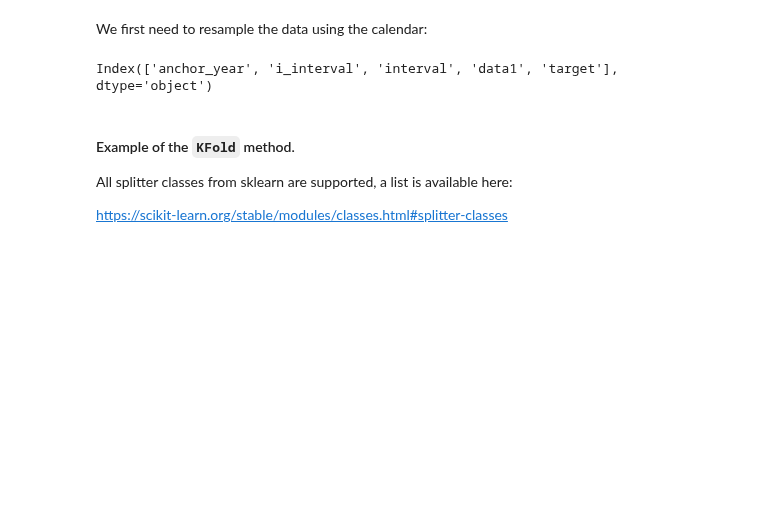
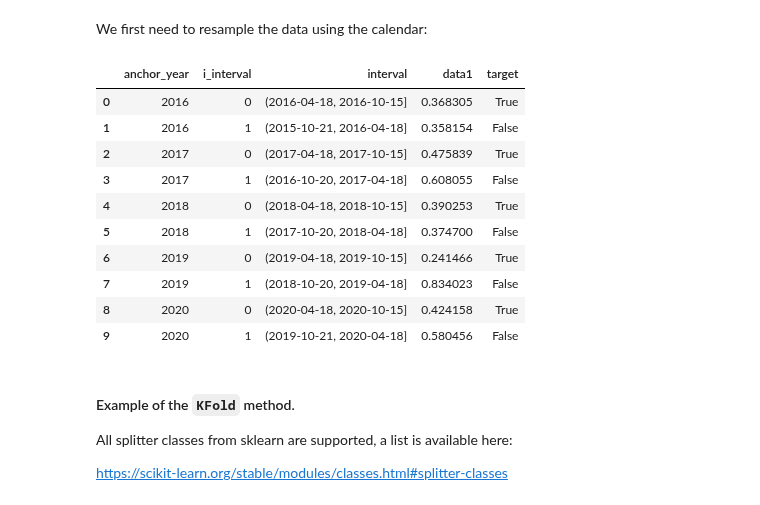
Before and after one commit to AI4S2S/s2spy, a Jupyter notebook: notebooks/tutorial_traintest.ipynb, the cells around one changed output. Drawn from its saved outputs; the diff is of its cells as text; code cells hidden in the pictures; blank space fills up the shorter version.

```diff
--- a/notebooks/tutorial_traintest.ipynb
+++ b/notebooks/tutorial_traintest.ipynb
@@ -18,11 +18,22 @@ df = pd.DataFrame(test_data, index=time_index, columns =["data1"])
 ds = df.to_xarray().rename({"index": "time"})
 # %% [markdown]
 We first need to resample the data using the calendar:
-# %%
-df = calendar.resample(df)
-df.keys()
-# %% [output]
-Index(['anchor_year', 'i_interval', 'interval', 'data1', 'target'], dtype='object')
+# %%
+calendar.map_to_data(df)
+df = s2spy.time.resample(calendar, df)
+df
+# %% [output]
+|  | anchor_year | i_interval | interval | data1 | target |
+| 0 | 2016 | 0 | (2016-04-18, 2016-10-15] | 0.368305 | True |
+| 1 | 2016 | 1 | (2015-10-21, 2016-04-18] | 0.358154 | False |
+| 2 | 2017 | 0 | (2017-04-18, 2017-10-15] | 0.475839 | True |
+| 3 | 2017 | 1 | (2016-10-20, 2017-04-18] | 0.608055 | False |
+| 4 | 2018 | 0 | (2018-04-18, 2018-10-15] | 0.390253 | True |
+| 5 | 2018 | 1 | (2017-10-20, 2018-04-18] | 0.374700 | False |
+| 6 | 2019 | 0 | (2019-04-18, 2019-10-15] | 0.241466 | True |
+| 7 | 2019 | 1 | (2018-10-20, 2019-04-18] | 0.834023 | False |
+| 8 | 2020 | 0 | (2020-04-18, 2020-10-15] | 0.424158 | True |
+| 9 | 2020 | 1 | (2019-10-21, 2020-04-18] | 0.580456 | False |
 # %% [markdown]
 #### Example of the `KFold` method.
 
```
Also changed, not shown: parts of 8 cells of this notebook, 1 other file.
